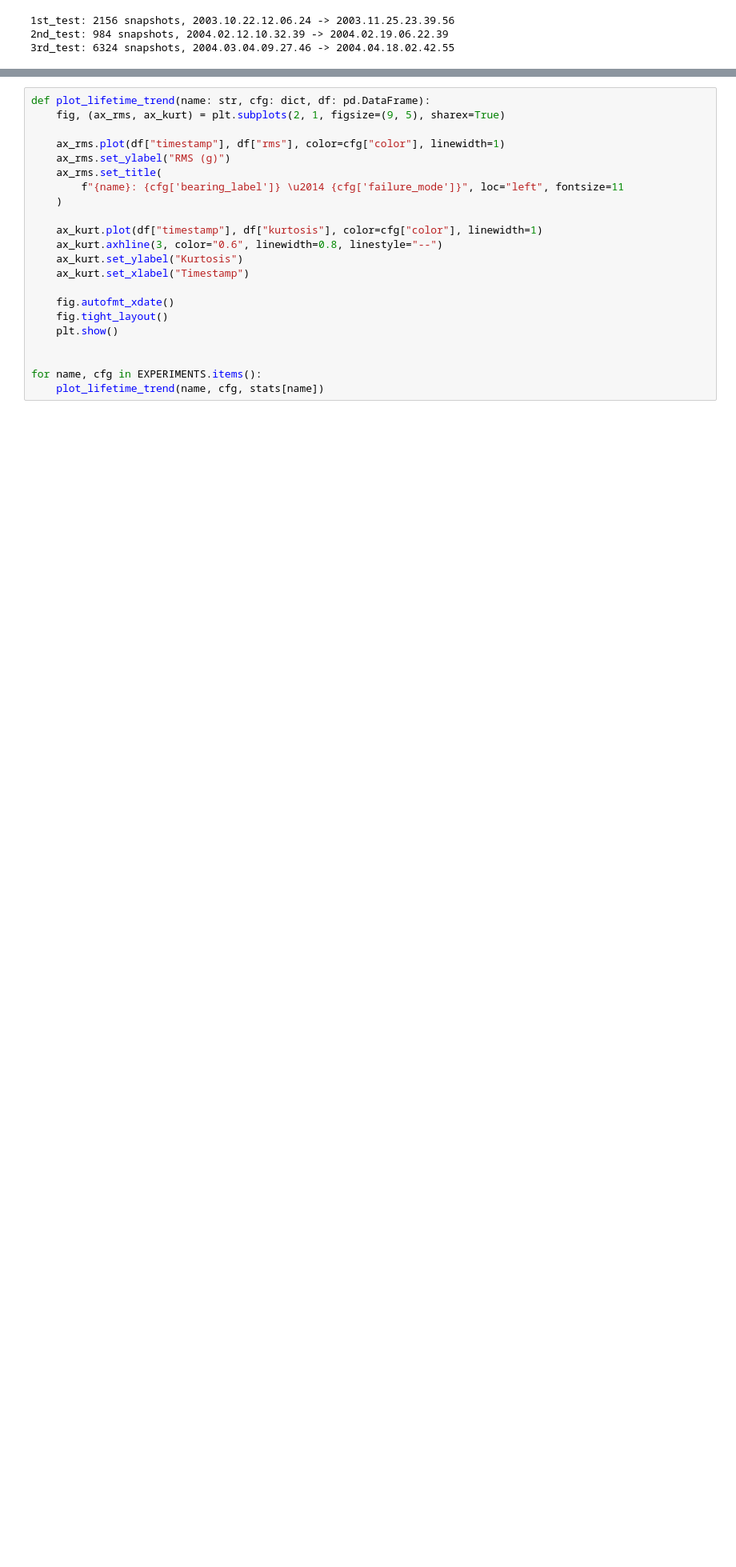
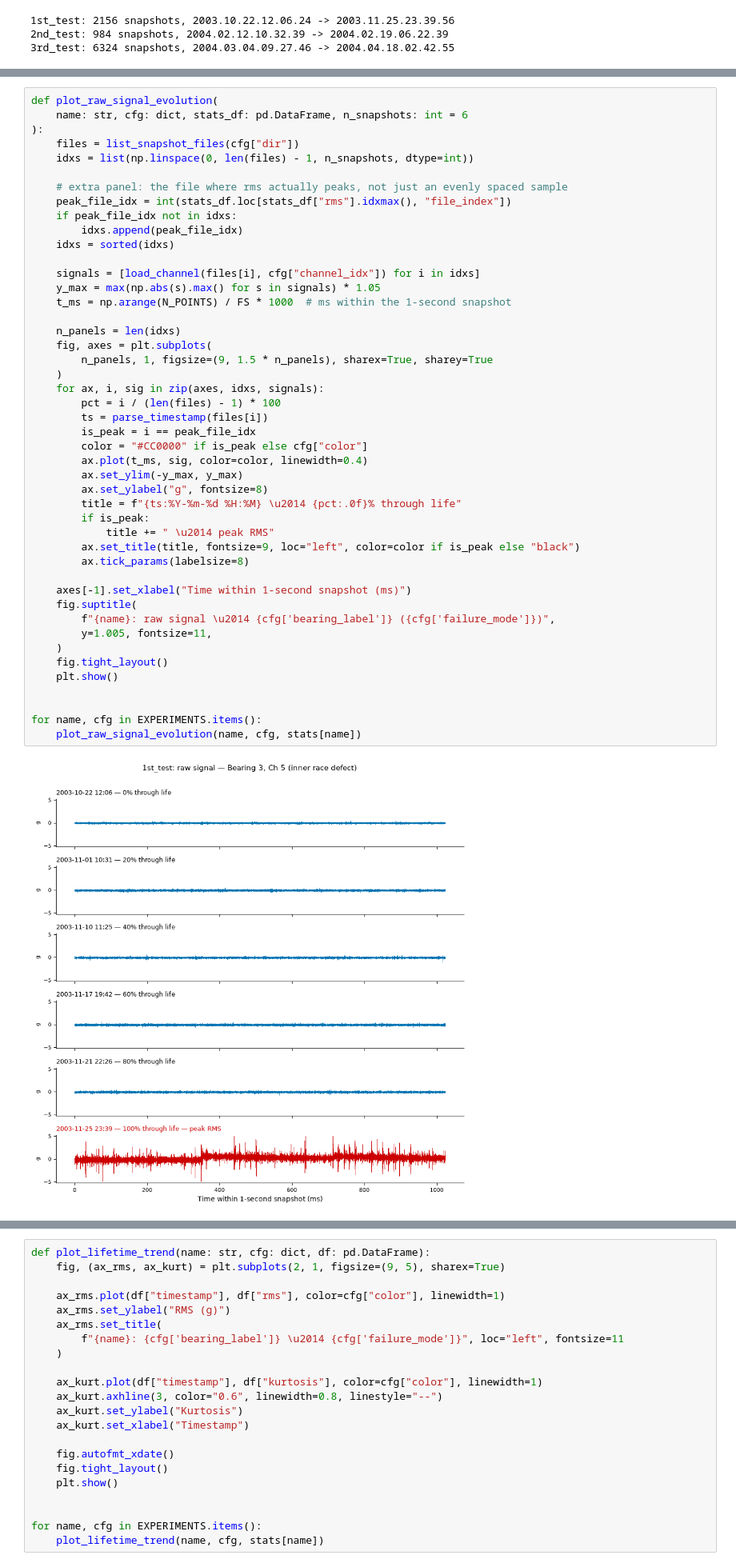
Before and after one commit to barnapet/sentinedge-prognos-platform, a Jupyter notebook: notebooks/01_vibration_signal_evolution.ipynb, the cells around one changed output, grey strips where cells are left out. Shown at 80% size. Cells and saved outputs as stored; diff of their text form; blank space fills up the shorter version.

```diff
--- a/notebooks/01_vibration_signal_evolution.ipynb
+++ b/notebooks/01_vibration_signal_evolution.ipynb
@@ -179,0 +155,48 @@ stats = {name: compute_lifetime_stats(name, cfg) for name, cfg in EXPERIMENTS.it
+# %%
+def plot_raw_signal_evolution(
+    name: str, cfg: dict, stats_df: pd.DataFrame, n_snapshots: int = 6
+):
+    files = list_snapshot_files(cfg["dir"])
+    idxs = list(np.linspace(0, len(files) - 1, n_snapshots, dtype=int))
+
+    # extra panel: the file where rms actually peaks, not just an evenly spaced sample
+    peak_file_idx = int(stats_df.loc[stats_df["rms"].idxmax(), "file_index"])
+    if peak_file_idx not in idxs:
+        idxs.append(peak_file_idx)
+    idxs = sorted(idxs)
+
+    signals = [load_channel(files[i], cfg["channel_idx"]) for i in idxs]
+    y_max = max(np.abs(s).max() for s in signals) * 1.05
+    t_ms = np.arange(N_POINTS) / FS * 1000  # ms within the 1-second snapshot
+
+    n_panels = len(idxs)
+    fig, axes = plt.subplots(
+        n_panels, 1, figsize=(9, 1.5 * n_panels), sharex=True, sharey=True
+    )
+    for ax, i, sig in zip(axes, idxs, signals):
+        pct = i / (len(files) - 1) * 100
+        ts = parse_timestamp(files[i])
+        is_peak = i == peak_file_idx
+        color = "#CC0000" if is_peak else cfg["color"]
+        ax.plot(t_ms, sig, color=color, linewidth=0.4)
+        ax.set_ylim(-y_max, y_max)
+        ax.set_ylabel("g", fontsize=8)
+        title = f"{ts:%Y-%m-%d %H:%M} \u2014 {pct:.0f}% through life"
+        if is_peak:
+            title += " \u2014 peak RMS"
+        ax.set_title(title, fontsize=9, loc="left", color=color if is_peak else "black")
+        ax.tick_params(labelsize=8)
+
+    axes[-1].set_xlabel("Time within 1-second snapshot (ms)")
+    fig.suptitle(
+        f"{name}: raw signal \u2014 {cfg['bearing_label']} ({cfg['failure_mode']})",
+        y=1.005, fontsize=11,
+    )
+    fig.tight_layout()
+    plt.show()
+
+
+for name, cfg in EXPERIMENTS.items():
+    plot_raw_signal_evolution(name, cfg, stats[name])
+# %% [output]
+[figure, added]
```
Also changed, not shown: parts of 9 cells of this notebook.
